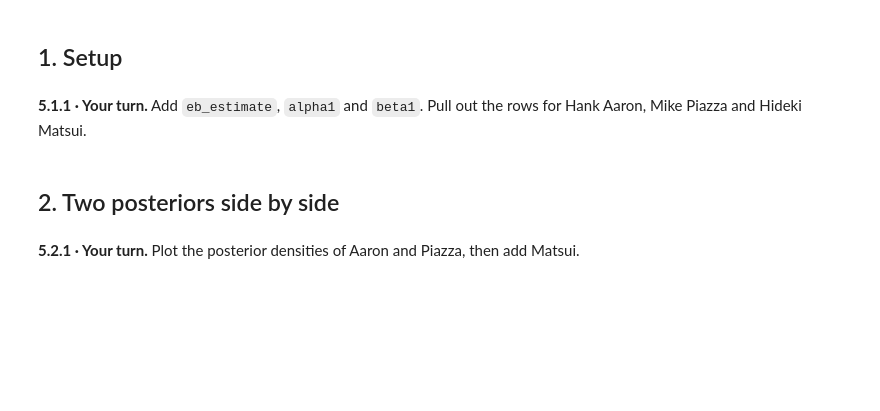
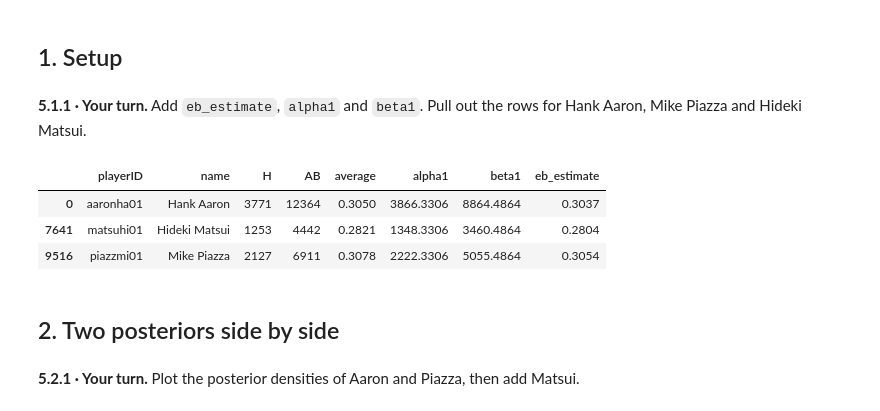
Before and after one commit to jliu771/BayesBaseballCardsandComputers, a Jupyter notebook: empirical_bayes/05_bayesian_ab_testing_JLanswers.ipynb, the cells around one changed output. Saved outputs shown, nothing was run; the diff lists cells and outputs as text; code cells hidden in the pictures; blank space fills up the shorter version.

```diff
--- a/empirical_bayes/05_bayesian_ab_testing_JLanswers.ipynb
+++ b/empirical_bayes/05_bayesian_ab_testing_JLanswers.ipynb
@@ -57,6 +60,16 @@ print(f"{len(career):,} players | prior alpha0 = {alpha0:.1f}, beta0 = {beta0:.1
 **5.1.1 · Your turn.** Add `eb_estimate`, `alpha1` and `beta1`. Pull out the rows for Hank Aaron, Mike Piazza and Hideki Matsui.
 # %%
 # 5.1.1 · Your code here
+career['alpha1'] = alpha0 + career.H
+career['beta1'] = beta0 + career.AB - career.H
+career['eb_estimate'] = (career.alpha1 / (career.alpha1 + career.beta1))
+players = career[career['name'].isin(['Hank Aaron', 'Mike Piazza', 'Hideki Matsui'])]
+players
+# %% [output]
+|  | playerID | name | H | AB | average | alpha1 | beta1 | eb_estimate |
+| 0 | aaronha01 | Hank Aaron | 3771 | 12364 | 0.3050 | 3866.3306 | 8864.4864 | 0.3037 |
+| 7641 | matsuhi01 | Hideki Matsui | 1253 | 4442 | 0.2821 | 1348.3306 | 3460.4864 | 0.2804 |
+| 9516 | piazzmi01 | Mike Piazza | 2127 | 6911 | 0.3078 | 2222.3306 | 5055.4864 | 0.3054 |
 # %% [markdown]
 ## 2. Two posteriors side by side
 # %% [markdown]
```
Also changed, not shown: parts of 12 cells of this notebook, 4 other files.
